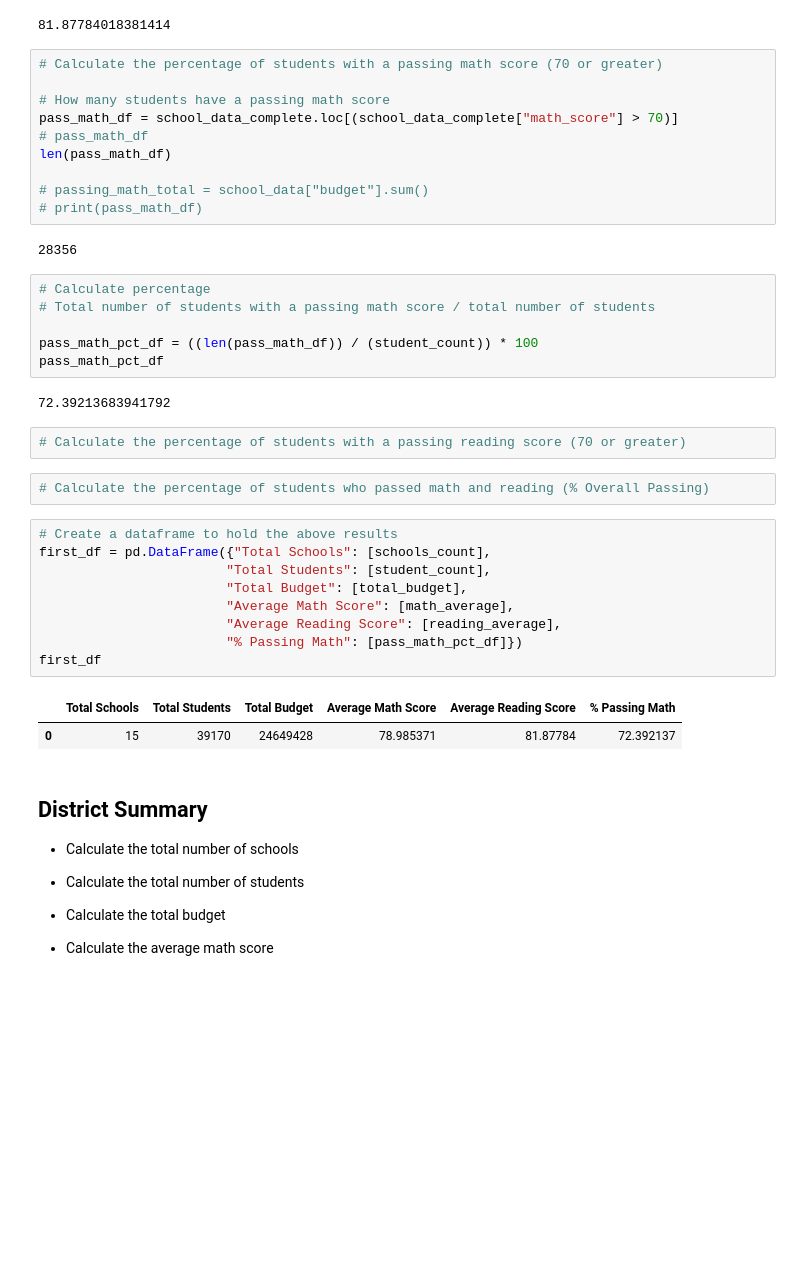
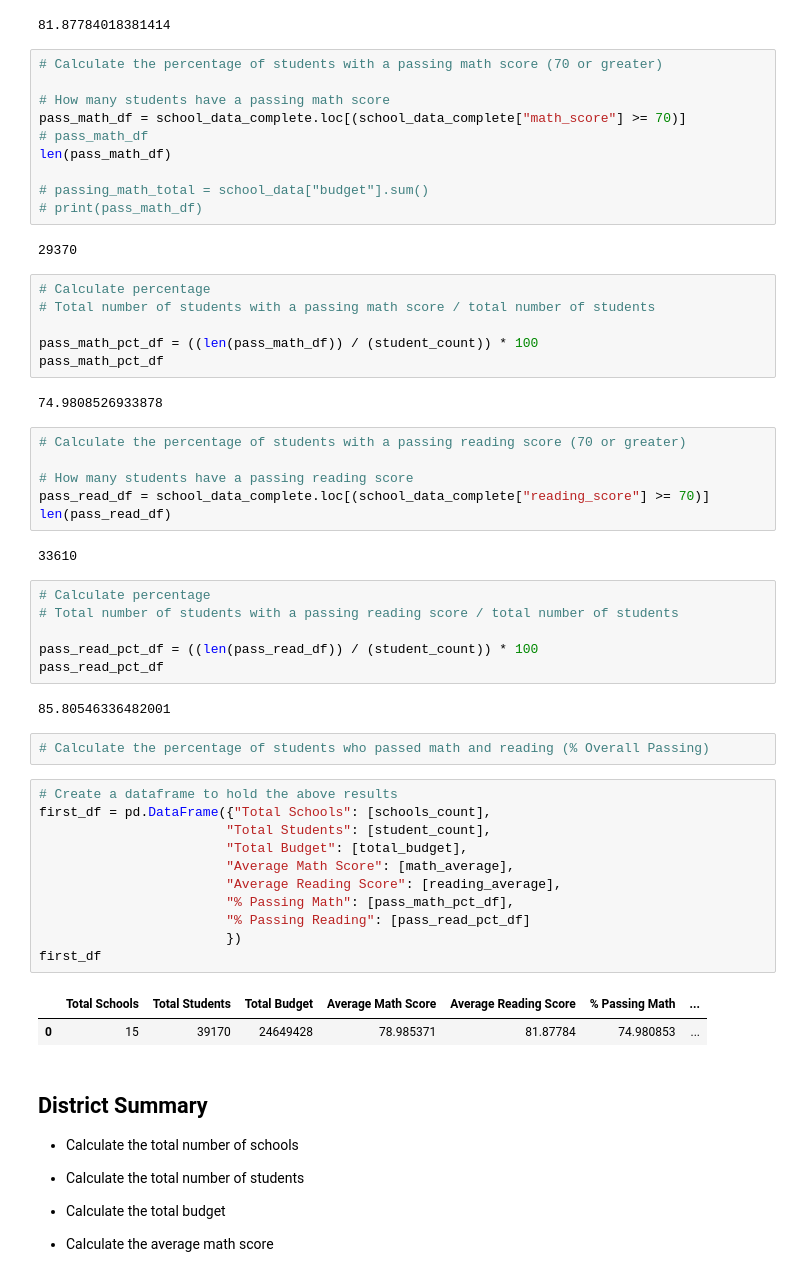
Before and after one commit to lgrayes/pandas-challenge, a Jupyter notebook: PyCitySchools/.ipynb, the cells around one changed output. Cells and saved outputs as stored; diff of their text form; blank space fills up the shorter version.

Commit message:
Added reading percent
New column showing percentage of students with a passing reading score

```diff
--- a/PyCitySchools/.ipynb
+++ b/PyCitySchools/.ipynb
@@ -65,14 +65,14 @@ print(reading_average)
 # Calculate the percentage of students with a passing math score (70 or greater)
 
 # How many students have a passing math score
-pass_math_df = school_data_complete.loc[(school_data_complete["math_score"] > 70)]
+pass_math_df = school_data_complete.loc[(school_data_complete["math_score"] >= 70)]
 # pass_math_df
 len(pass_math_df)
 
 # passing_math_total = school_data["budget"].sum()
 # print(pass_math_df)
 # %% [output]
-28356
+29370
 # %%
 # Calculate percentage
 # Total number of students with a passing math score / total number of students
@@ -80,23 +80,39 @@ len(pass_math_df)
 pass_math_pct_df = ((len(pass_math_df)) / (student_count)) * 100
 pass_math_pct_df
 # %% [output]
-72.39213683941792
+74.9808526933878
 # %%
 # Calculate the percentage of students with a passing reading score (70 or greater)
+
+# How many students have a passing reading score
+pass_read_df = school_data_complete.loc[(school_data_complete["reading_score"] >= 70)]
+len(pass_read_df)
+# %% [output]
+33610
+# %%
+# Calculate percentage
+# Total number of students with a passing reading score / total number of students
+
+pass_read_pct_df = ((len(pass_read_df)) / (student_count)) * 100
+pass_read_pct_df
+# %% [output]
+85.80546336482001
 # %%
 # Calculate the percentage of students who passed math and reading (% Overall Passing)
 # %%
 # Create a dataframe to hold the above results
 first_df = pd.DataFrame({"Total Schools": [schools_count],
                         "Total Students": [student_count],
                         "Total Budget": [total_budget],
                         "Average Math Score": [math_average],
                         "Average Reading Score": [reading_average],
-                        "% Passing Math": [pass_math_pct_df]})
+                        "% Passing Math": [pass_math_pct_df],
+                        "% Passing Reading": [pass_read_pct_df]
+                        })
 first_df
 # %% [output]
-|  | Total Schools | Total Students | Total Budget | Average Math Score | Average Reading Score | % Passing Math |
-| 0 | 15 | 39170 | 24649428 | 78.985371 | 81.87784 | 72.392137 |
+|  | Total Schools | Total Students | Total Budget | Average Math Score | Average Reading Score | % Passing Math | ... |
+| 0 | 15 | 39170 | 24649428 | 78.985371 | 81.87784 | 74.980853 | ... |
 # %% [markdown]
 ## District Summary
 
```
